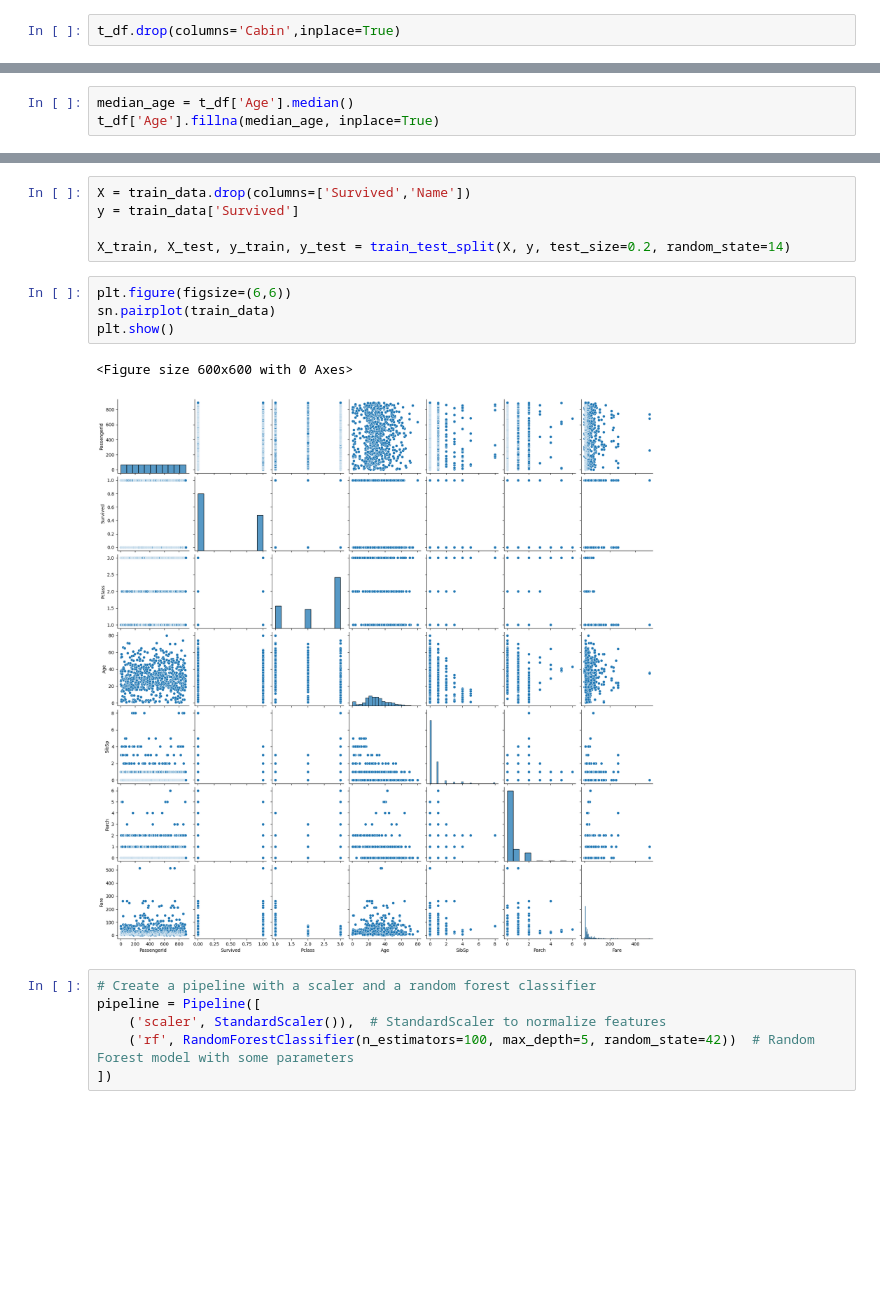
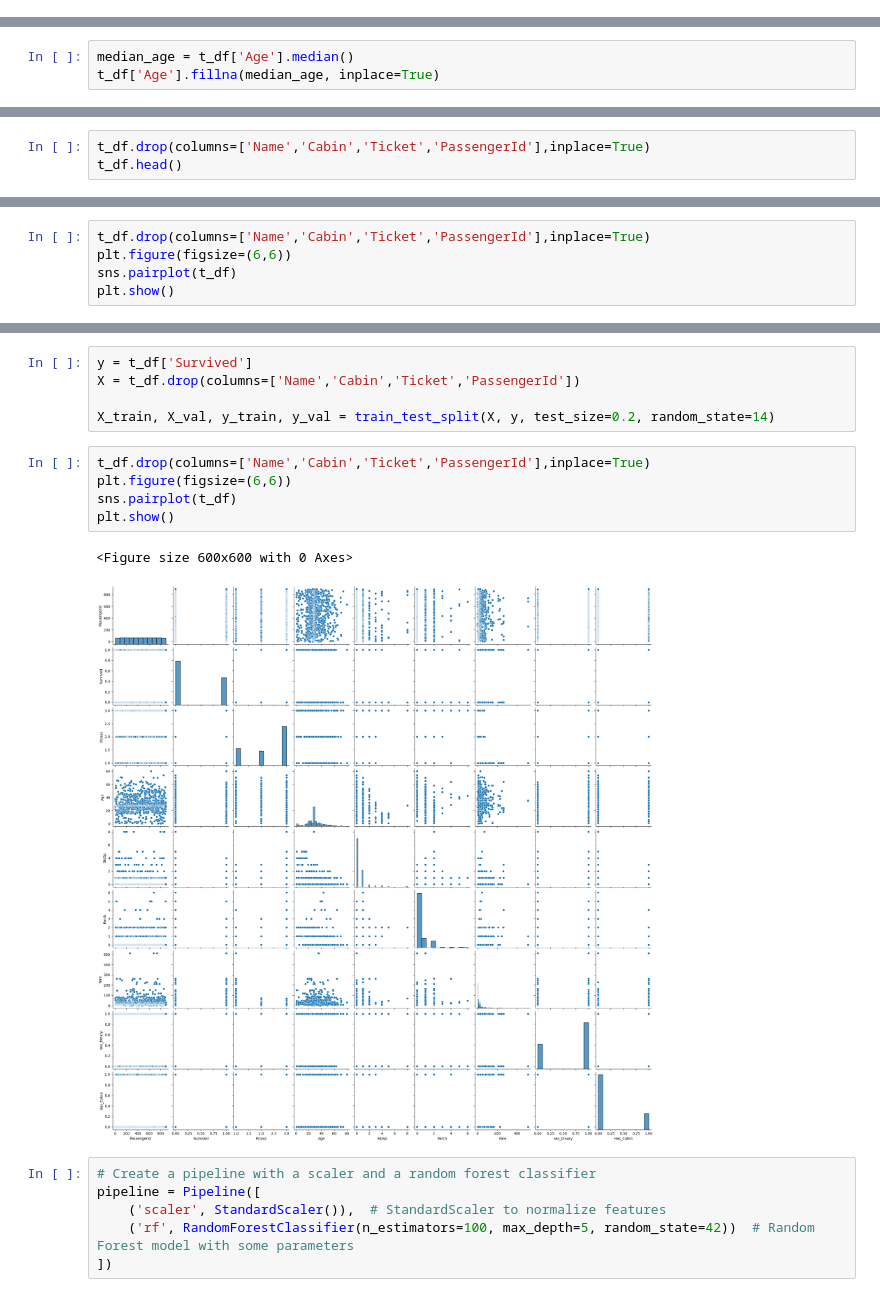
Before and after one commit to ol-webb/titanic, a Jupyter notebook: Untitled-1.ipynb, the cells around one changed output, grey strips where cells are left out. Cells and saved outputs as stored; diff of their text form; blank space fills up the shorter version.

Commit message:
more eda: cabin, ticket, name

```diff
--- a/Untitled-1.ipynb
+++ b/Untitled-1.ipynb
@@ -104,2 +107,0 @@ The knowledge of an entry in the cabin column is useful. We drop the cabin colum
-# %%
-t_df.drop(columns='Cabin',inplace=True)
@@ -169,0 +171,3 @@ t_df[t_df['Ticket']=='CA. 2343']
+# %%
+t_df.drop(columns=['Name','Cabin','Ticket','PassengerId'],inplace=True)
+t_df.head()
@@ -169,0 +181,5 @@ t_df[t_df['Ticket']=='CA. 2343']
+# %%
+t_df.drop(columns=['Name','Cabin','Ticket','PassengerId'],inplace=True)
+plt.figure(figsize=(6,6))
+sns.pairplot(t_df)
+plt.show()
@@ -170,15 +189,16 @@ t_df[t_df['Ticket']=='CA. 2343']
 # %%
-X = train_data.drop(columns=['Survived','Name'])
-y = train_data['Survived']
+y = t_df['Survived']
+X = t_df.drop(columns=['Name','Cabin','Ticket','PassengerId'])
 
-X_train, X_test, y_train, y_test = train_test_split(X, y, test_size=0.2, random_state=14)
+X_train, X_val, y_train, y_val = train_test_split(X, y, test_size=0.2, random_state=14)
 # %%
+t_df.drop(columns=['Name','Cabin','Ticket','PassengerId'],inplace=True)
 plt.figure(figsize=(6,6))
-sn.pairplot(train_data)
+sns.pairplot(t_df)
 plt.show()
 # %% [output]
 <Figure size 600x600 with 0 Axes>
-[figure, old version]
+[figure, new version]
 # %%
 # Create a pipeline with a scaler and a random forest classifier
 pipeline = Pipeline([
```
Also changed, not shown: parts of 16 cells of this notebook.
